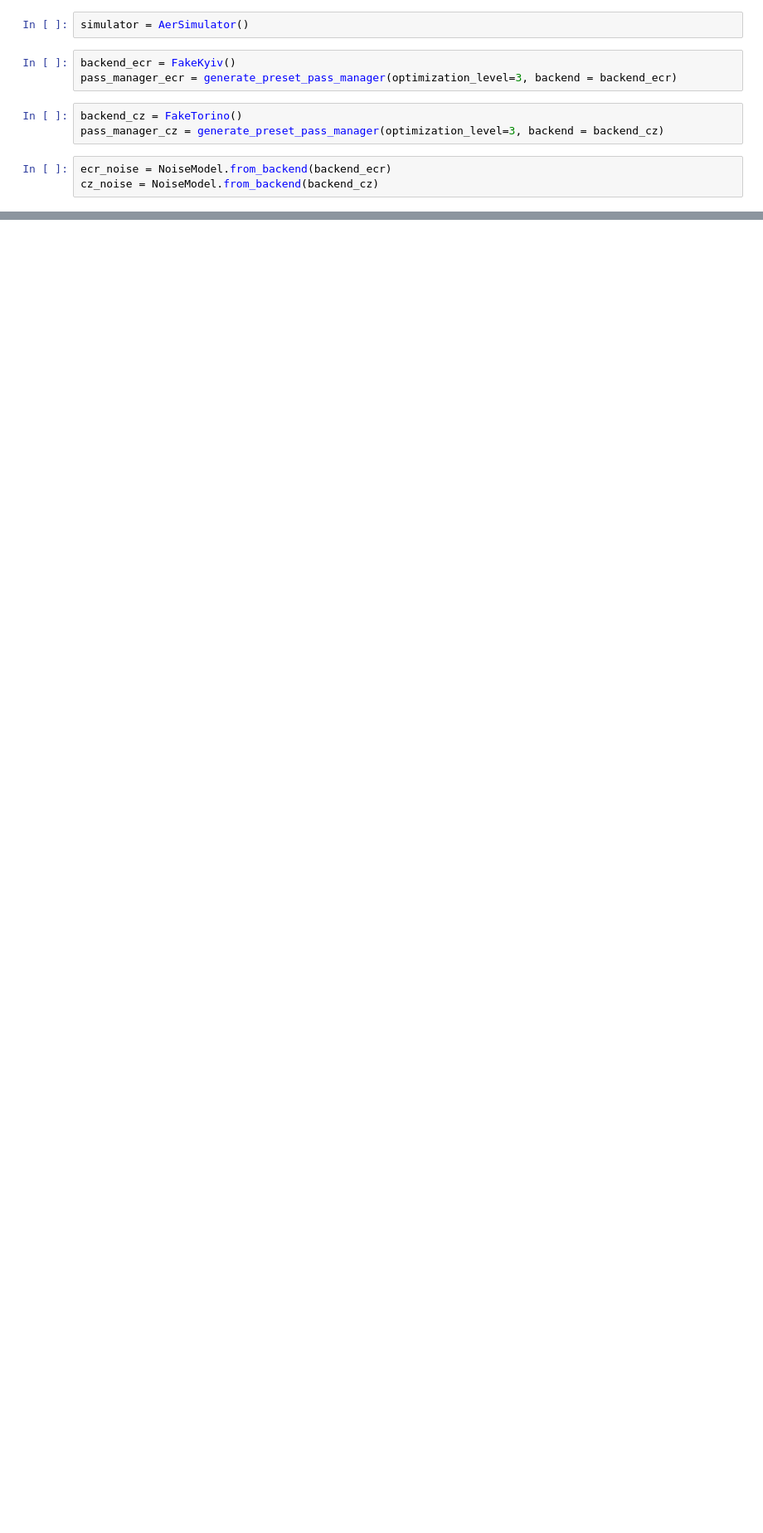
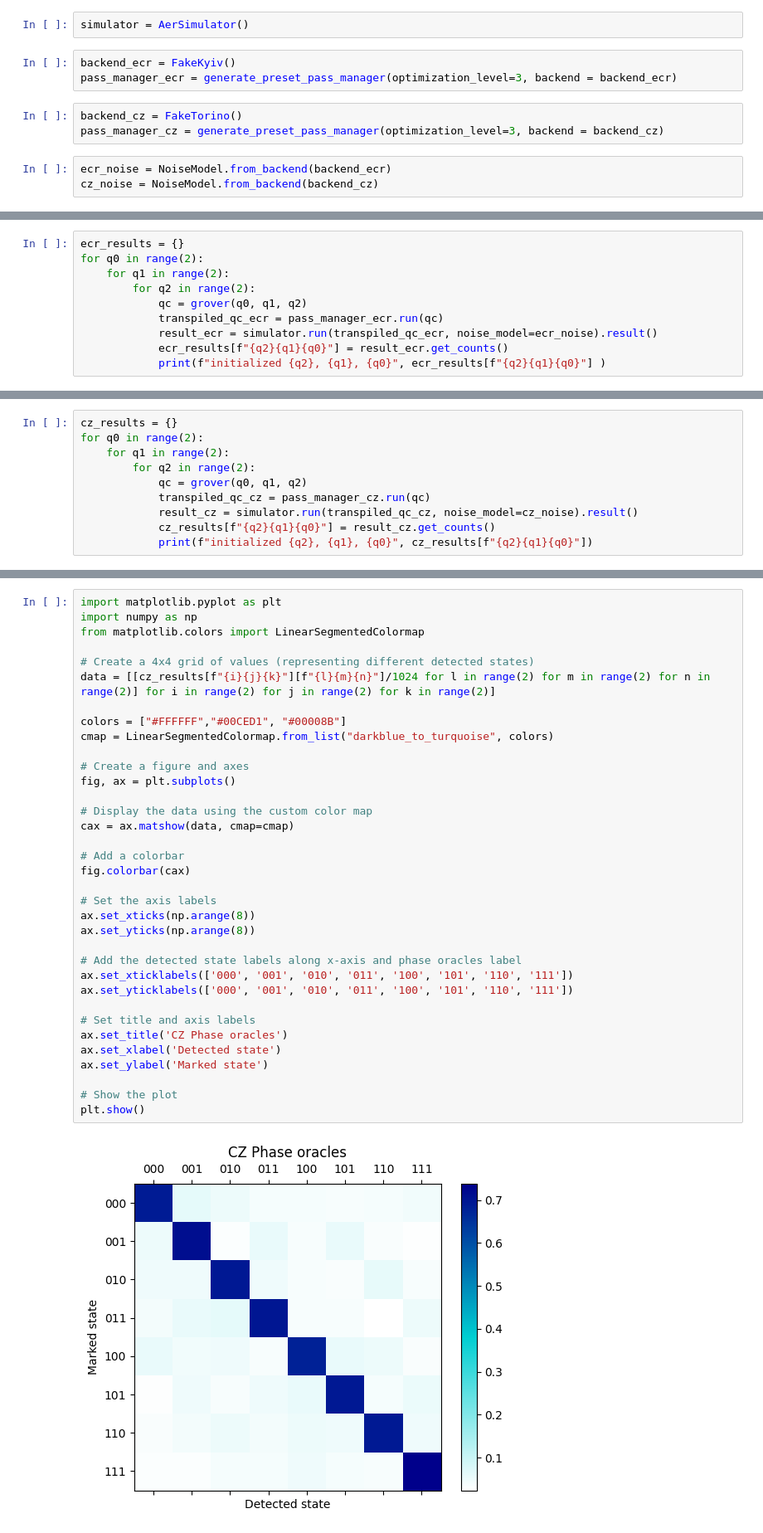
Before and after one commit to danieloflynn/qc_hw8, a Jupyter notebook: final_project/transpiling_grover.ipynb, the cells around one changed output, grey strips where cells are left out. Shown: that part at 83% size. Drawn from its saved outputs; the diff is of its cells as text; blank space fills up the shorter version.

```diff
--- a/final_project/transpiling_grover.ipynb
+++ b/final_project/transpiling_grover.ipynb
@@ -145,0 +110,10 @@ print(transpiled_qc_ecr.depth())
+# %%
+ecr_results = {}
+for q0 in range(2):
+    for q1 in range(2):
+        for q2 in range(2):
+            qc = grover(q0, q1, q2)
+            transpiled_qc_ecr = pass_manager_ecr.run(qc)
+            result_ecr = simulator.run(transpiled_qc_ecr, noise_model=ecr_noise).result()
+            ecr_results[f"{q2}{q1}{q0}"] = result_ecr.get_counts()
+            print(f"initialized {q2}, {q1}, {q0}", ecr_results[f"{q2}{q1}{q0}"] )
@@ -145,0 +129,10 @@ print(transpiled_qc_ecr.depth())
+# %%
+cz_results = {}
+for q0 in range(2):
+    for q1 in range(2):
+        for q2 in range(2):
+            qc = grover(q0, q1, q2)
+            transpiled_qc_cz = pass_manager_cz.run(qc)
+            result_cz = simulator.run(transpiled_qc_cz, noise_model=cz_noise).result()
+            cz_results[f"{q2}{q1}{q0}"] = result_cz.get_counts()
+            print(f"initialized {q2}, {q1}, {q0}", cz_results[f"{q2}{q1}{q0}"])
@@ -145,0 +188,37 @@ print(transpiled_qc_ecr.depth())
+# %%
+import matplotlib.pyplot as plt
+import numpy as np
+from matplotlib.colors import LinearSegmentedColormap
+
+# Create a 4x4 grid of values (representing different detected states)
+data = [[cz_results[f"{i}{j}{k}"][f"{l}{m}{n}"]/1024 for l in range(2) for m in range(2) for n in range(2)] for i in range(2) for j in range(2) for k in range(2)]
+
+colors = ["#FFFFFF","#00CED1", "#00008B"]
+cmap = LinearSegmentedColormap.from_list("darkblue_to_turquoise", colors)
+
+# Create a figure and axes
+fig, ax = plt.subplots()
+
+# Display the data using the custom color map
+cax = ax.matshow(data, cmap=cmap)
+
+# Add a colorbar
+fig.colorbar(cax)
+
+# Set the axis labels
+ax.set_xticks(np.arange(8))
+ax.set_yticks(np.arange(8))
+
+# Add the detected state labels along x-axis and phase oracles label
+ax.set_xticklabels(['000', '001', '010', '011', '100', '101', '110', '111'])
+ax.set_yticklabels(['000', '001', '010', '011', '100', '101', '110', '111'])
+
+# Set title and axis labels
+ax.set_title('CZ Phase oracles')
+ax.set_xlabel('Detected state')
+ax.set_ylabel('Marked state')
+
+# Show the plot
+plt.show()
+# %% [output]
+[figure, added]
```
Also changed, not shown: parts of 18 cells of this notebook, 2 other files.
